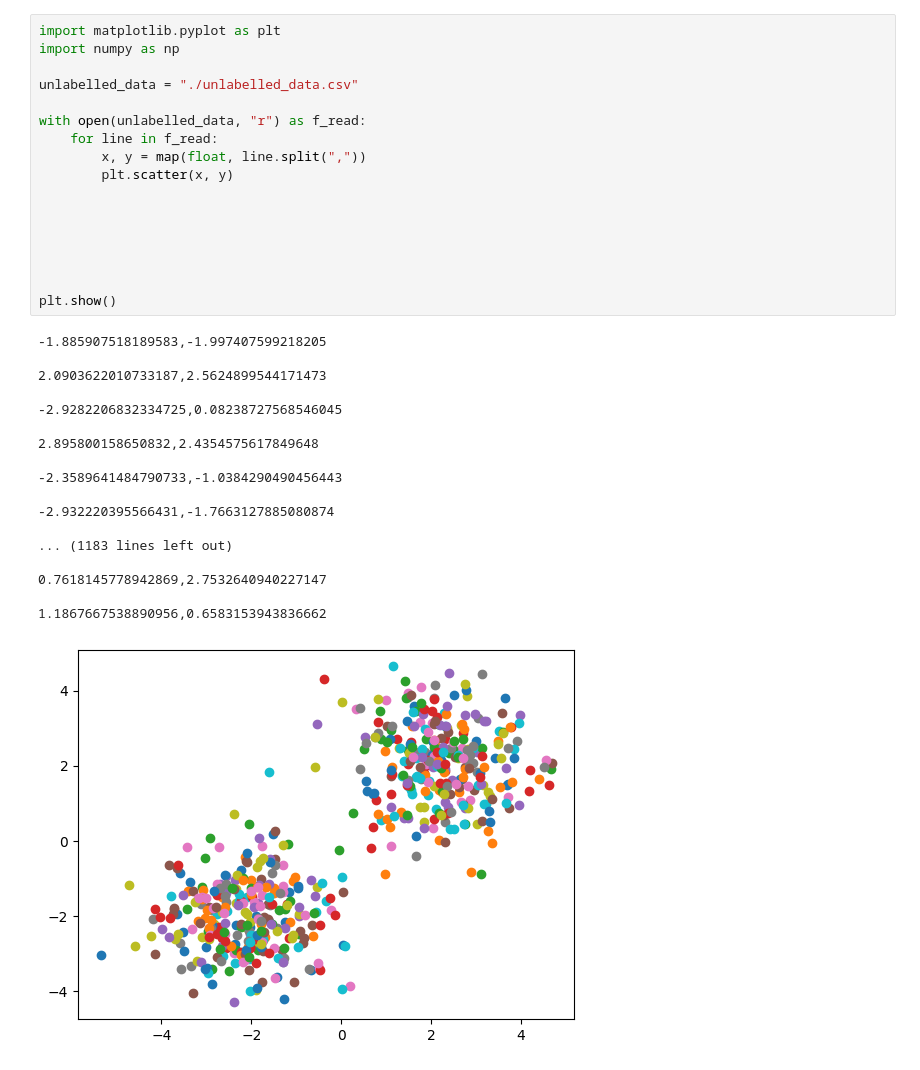
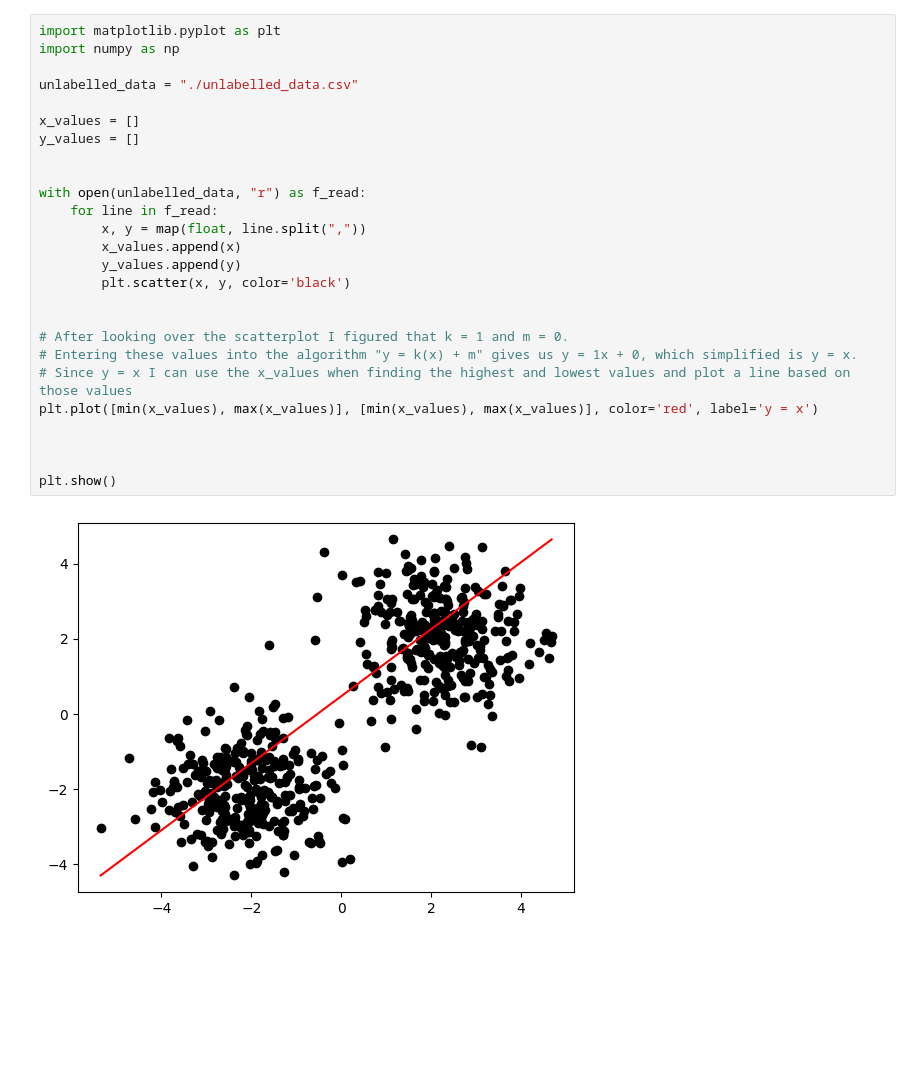
Before and after one commit to pr0fez/python-programmering-ALEXANDER-TARLER, a Jupyter notebook: Labs/Labb 03/labb_3.ipynb, the cells around one changed output. Cells and saved outputs as stored; diff of their text form; blank space fills up the shorter version.

Commit message:
Plotted a line through the datapoints using y = k(x) + m to separate the datapoints somewhat equally

```diff
--- a/Labs/Labb 03/labb_3.ipynb
+++ b/Labs/Labb 03/labb_3.ipynb
@@ -1,36 +1,28 @@
 # %%
 import matplotlib.pyplot as plt
 import numpy as np
 
 unlabelled_data = "./unlabelled_data.csv"
 
+x_values = []
+y_values = []
+
+
 with open(unlabelled_data, "r") as f_read:
     for line in f_read:
         x, y = map(float, line.split(","))
-        plt.scatter(x, y)
+        x_values.append(x)
+        y_values.append(y)
+        plt.scatter(x, y, color='black')
 
 
-
+# After looking over the scatterplot I figured that k = 1 and m = 0.
+# Entering these values into the algorithm "y = k(x) + m" gives us y = 1x + 0, which simplified is y = x.
+# Since y = x I can use the x_values when finding the highest and lowest values and plot a line based on those values
+plt.plot([min(x_values), max(x_values)], [min(x_values), max(x_values)], color='red', label='y = x')
 
 
 
 plt.show()
 # %% [output]
--1.885907518189583,-1.997407599218205
-
-2.0903622010733187,2.5624899544171473
-
--2.9282206832334725,0.08238727568546045
-
-2.895800158650832,2.4354575617849648
-
--2.3589641484790733,-1.0384290490456443
-
--2.932220395566431,-1.7663127885080874
-
-... (1183 lines left out)
-
-0.7618145778942869,2.7532640940227147
-
-1.1867667538890956,0.6583153943836662
-[figure, old version]
+[figure, new version]
```
